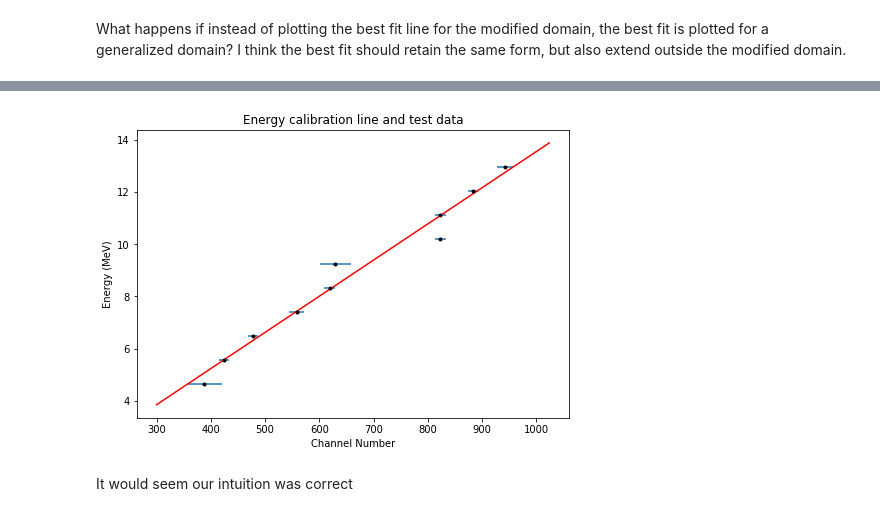
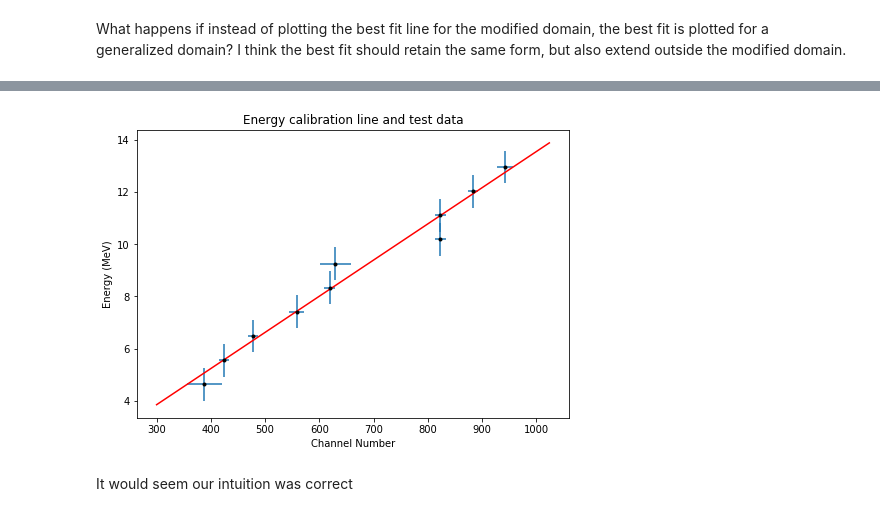
Before and after one commit to nurriol2/phys403, a Jupyter notebook: alpha/calibration/dataFit.ipynb, the cells around one changed output, grey strips where cells are left out. Drawn from its saved outputs; the diff is of its cells as text; code cells hidden in the pictures.

Commit message:
energy error added

```diff
--- a/alpha/calibration/dataFit.ipynb
+++ b/alpha/calibration/dataFit.ipynb
@@ -326,7 +348,7 @@ plt.title('Energy calibration line and test data')
 mod_y_error = [0.6287,0.6287,0.6287,0.6287,0.6287,0.6287,0.6287,0.6287,0.6287,0.6287]
 
 
-plt.errorbar(mod_x_data, mod_y_data, xerr = mod_x_error, yerr = mod_y_error fmt = 'none')
+plt.errorbar(mod_x_data, mod_y_data, xerr = mod_x_error, yerr = mod_y_error, fmt = 'none')
 
-fig.savefig('calibrationPlot.png', bbox_inches = 'tight')
+fig.savefig('calibrationPlot2.png', bbox_inches = 'tight')
 # %% [output]
@@ -336,3 +358,3 @@ intercept:  -0.313343
-[figure, old version]
+[figure, new version]
 # %% [markdown]
 It would seem our intuition was correct
```
Also changed, not shown: parts of 4 cells of this notebook, 1 other file.
